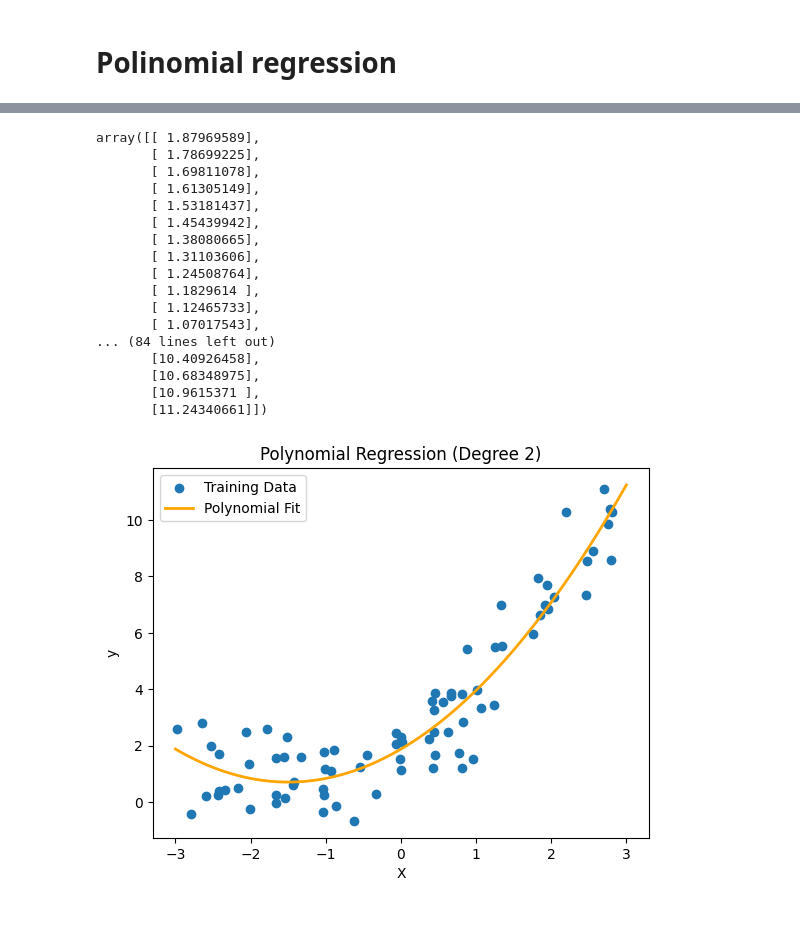
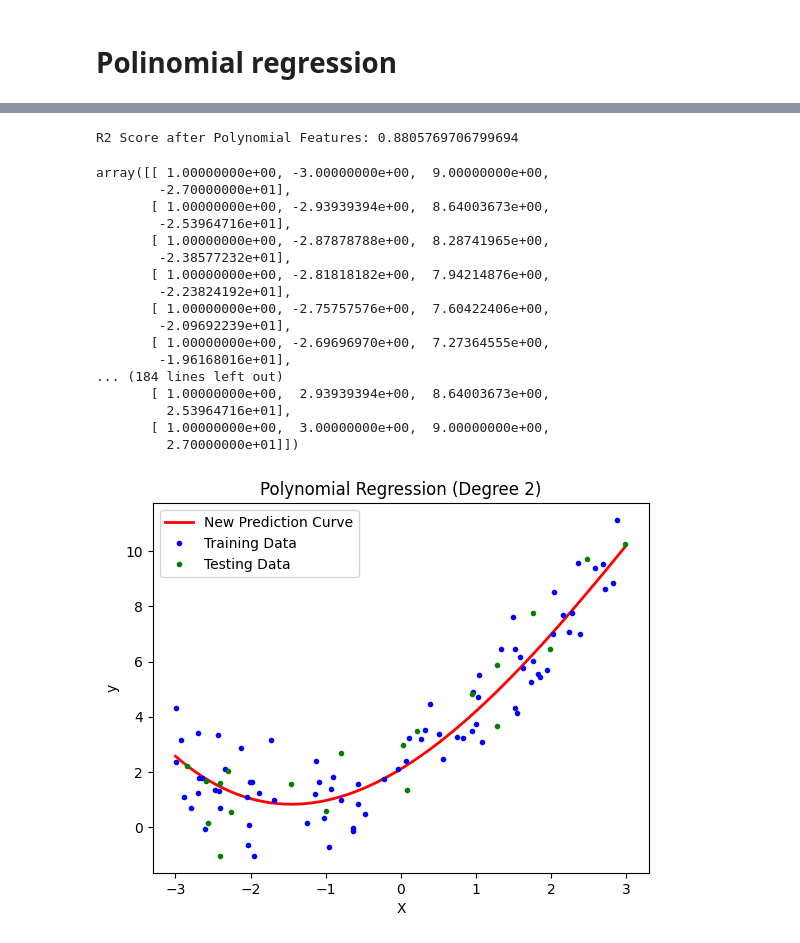
Before and after one commit to NehalLabib77/Machine_Learning, a Jupyter notebook: Polonomial_Regression/.ipynb, the cells around one changed output, grey strips where cells are left out. Drawn from its saved outputs; the diff is of its cells as text; code cells hidden in the pictures.

```diff
--- a/Polonomial_Regression/.ipynb
+++ b/Polonomial_Regression/.ipynb
@@ -71,39 +85,44 @@ NameError: name 'X_train_poly' is not defined
+# %%
+regression = LinearRegression()
+regression.fit(X_train_poly, y_train)
+y_pred = regression.predict(X_test_poly)
+score = r2_score(y_test, y_pred)
+print("R2 Score after Polynomial Features:", score)
+# %% [output]
+R2 Score after Polynomial Features: 0.8805769706799694
 # %%
 #* prediction of new data
 new_data = np.linspace(-3, 3, 100).reshape(100, 1)
 new_data_poly = poly.transform(new_data)
-predictions = regression.predict(new_data_poly)
-predictions
+new_data_poly
 # %% [output]
-array([[ 1.87969589],
-       [ 1.78699225],
-       [ 1.69811078],
-       [ 1.61305149],
-       [ 1.53181437],
-       [ 1.45439942],
-       [ 1.38080665],
-       [ 1.31103606],
-       [ 1.24508764],
-       [ 1.1829614 ],
-       [ 1.12465733],
-       [ 1.07017543],
-... (84 lines left out)
-       [10.40926458],
-       [10.68348975],
-       [10.9615371 ],
-       [11.24340661]])
+array([[ 1.00000000e+00, -3.00000000e+00,  9.00000000e+00,
+        -2.70000000e+01],
+       [ 1.00000000e+00, -2.93939394e+00,  8.64003673e+00,
+        -2.53964716e+01],
+       [ 1.00000000e+00, -2.87878788e+00,  8.28741965e+00,
+        -2.38577232e+01],
+       [ 1.00000000e+00, -2.81818182e+00,  7.94214876e+00,
+        -2.23824192e+01],
+       [ 1.00000000e+00, -2.75757576e+00,  7.60422406e+00,
+        -2.09692239e+01],
+       [ 1.00000000e+00, -2.69696970e+00,  7.27364555e+00,
+        -1.96168016e+01],
+... (184 lines left out)
+       [ 1.00000000e+00,  2.93939394e+00,  8.64003673e+00,
+         2.53964716e+01],
+       [ 1.00000000e+00,  3.00000000e+00,  9.00000000e+00,
+         2.70000000e+01]])
 # %%
-# Create smooth new data
-X_new = np.linspace(-3, 3, 200).reshape(200, 1)
-X_new_poly = poly.transform(X_new)
+# Create smooth new data)
 y_new = regression.predict(X_new_poly)
-
-plt.scatter(X_train, y_train, label="Training Data")
-plt.plot(X_new, y_new, color='orange', linewidth=2, label="Polynomial Fit")
+plt.plot(X_new, y_new,'r-', linewidth=2,label = 'New Prediction Curve')
+plt.plot(X_train,y_train,'b.',label="Training Data")
+plt.plot(X_test,y_test,'g.',label="Testing Data")
 plt.xlabel("X")
 plt.ylabel("y")
 plt.title("Polynomial Regression (Degree 2)")
 plt.legend()
 plt.show()
 # %% [output]
-[figure, old version]
+[figure, new version]
```
Also changed, not shown: parts of 7 cells of this notebook, 4 other files.
